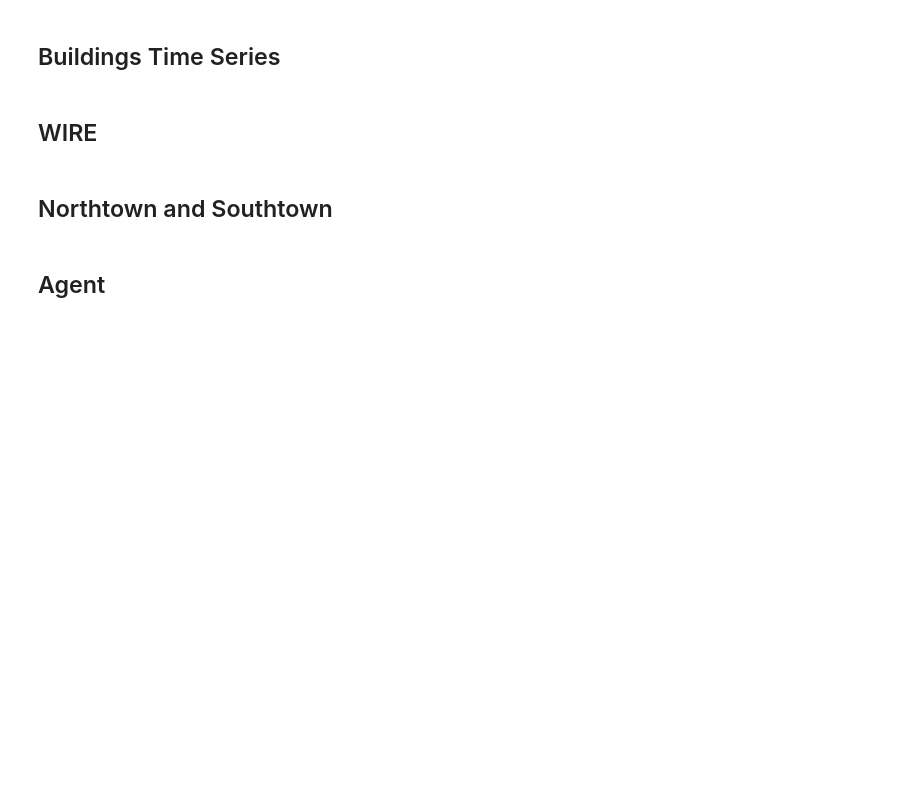
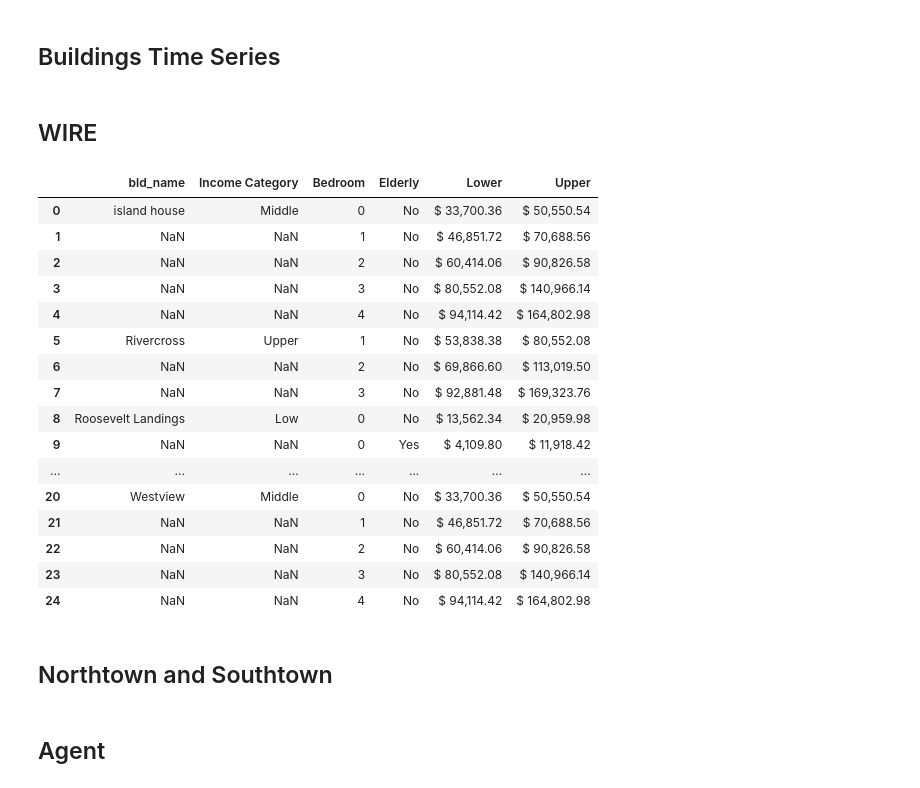
Before and after one commit to Shai2u/RI_Microsimulator_July2021, a Jupyter notebook: Simulation/simulation_July_2_2021.ipynb, the cells around one changed output. Saved outputs shown, nothing was run; the diff lists cells and outputs as text; code cells hidden in the pictures; blank space fills up the shorter version.

Commit message:
updated wire_apt_rooms_dist_28_9

```diff
--- a/Simulation/simulation_July_2_2021.ipynb
+++ b/Simulation/simulation_July_2_2021.ipynb
@@ -351,6 +354,26 @@ class ridt_buildings_ts_obj:
           self.ds.reset_index(inplace=True,drop=True)
 # %% [markdown]
 ## WIRE
+# %%
+wire_bldg_data
+# %% [output]
+|  | bld_name | Income Category | Bedroom | Elderly | Lower | Upper |
+| 0 | island house | Middle | 0 | No | $ 33,700.36 | $ 50,550.54 |
+| 1 | NaN | NaN | 1 | No | $ 46,851.72 | $ 70,688.56 |
+| 2 | NaN | NaN | 2 | No | $ 60,414.06 | $ 90,826.58 |
+| 3 | NaN | NaN | 3 | No | $ 80,552.08 | $ 140,966.14 |
+| 4 | NaN | NaN | 4 | No | $ 94,114.42 | $ 164,802.98 |
+| 5 | Rivercross | Upper | 1 | No | $ 53,838.38 | $ 80,552.08 |
+| 6 | NaN | NaN | 2 | No | $ 69,866.60 | $ 113,019.50 |
+| 7 | NaN | NaN | 3 | No | $ 92,881.48 | $ 169,323.76 |
+| 8 | Roosevelt Landings | Low | 0 | No | $ 13,562.34 | $ 20,959.98 |
+| 9 | NaN | NaN | 0 | Yes | $ 4,109.80 | $ 11,918.42 |
+| ... | ... | ... | ... | ... | ... | ... |
+| 20 | Westview | Middle | 0 | No | $ 33,700.36 | $ 50,550.54 |
+| 21 | NaN | NaN | 1 | No | $ 46,851.72 | $ 70,688.56 |
+| 22 | NaN | NaN | 2 | No | $ 60,414.06 | $ 90,826.58 |
+| 23 | NaN | NaN | 3 | No | $ 80,552.08 | $ 140,966.14 |
+| 24 | NaN | NaN | 4 | No | $ 94,114.42 | $ 164,802.98 |
 # %%
 class ridt_WIRE:
     wire_projects = pd.Series(['Roosevelt Landings','Rivercross','island house','Westview'])
```
Also changed, not shown: parts of 20 cells of this notebook, 3 other files.
